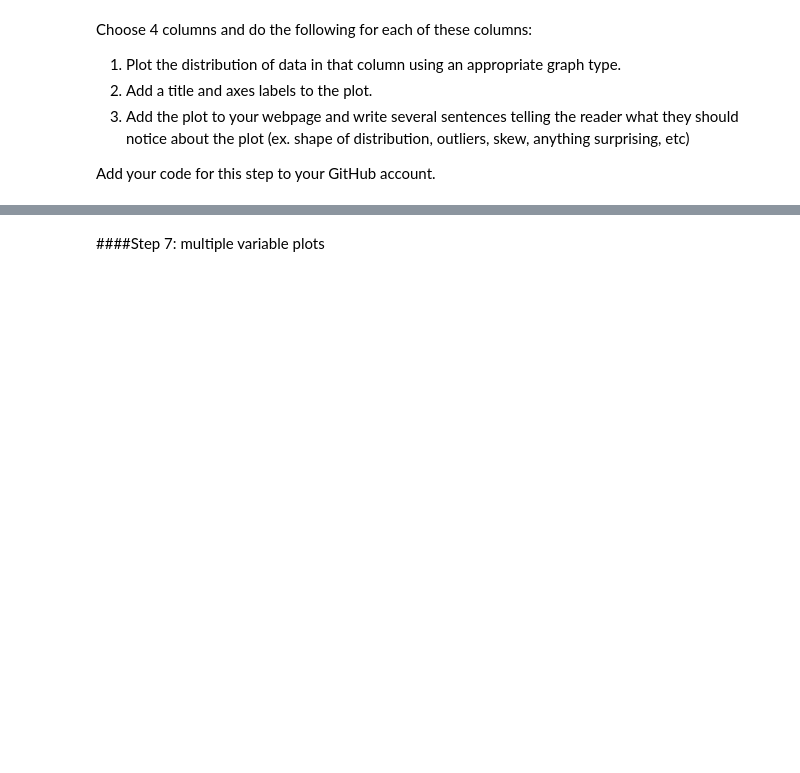
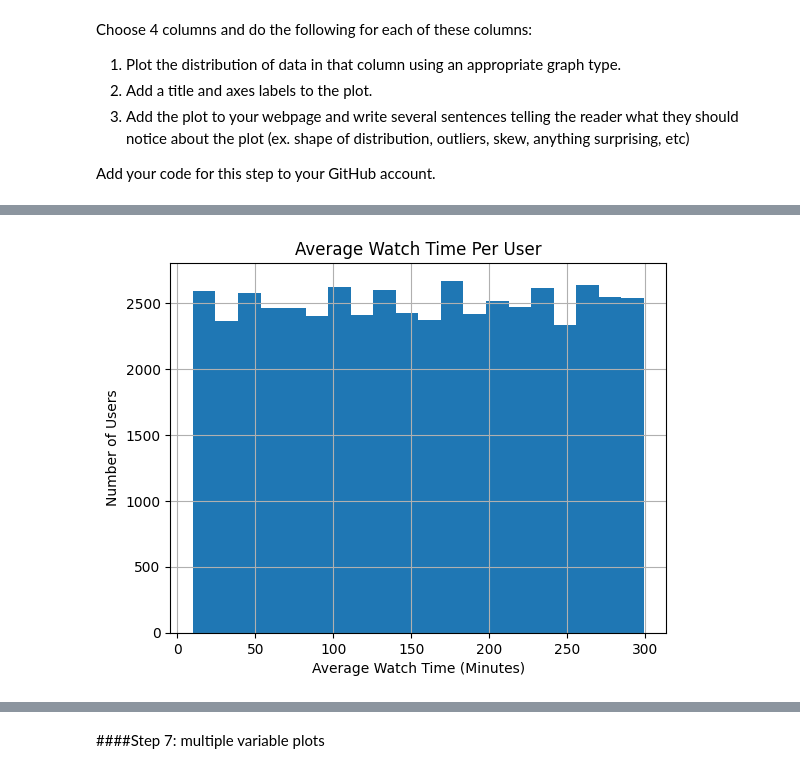
Before and after one commit to daiana-o/DS-Milestone-1-Project, a Jupyter notebook: Daiana_Project_1_Data_Science.ipynb, the cells around one changed output, grey strips where cells are left out. Saved outputs shown, nothing was run; the diff lists cells and outputs as text; code cells hidden in the pictures; blank space fills up the shorter version.

```diff
--- a/Daiana_Project_1_Data_Science.ipynb
+++ b/Daiana_Project_1_Data_Science.ipynb
@@ -106,0 +269,8 @@ Add your code for this step to your GitHub account.
+# %%
+df["avg_watch_time_minutes"].hist(bins=20)
+plt.title("Average Watch Time Per User")
+plt.xlabel("Average Watch Time (Minutes)")
+plt.ylabel("Number of Users")
+plt.show()
+# %% [output]
+[figure, added]
```
Also changed, not shown: parts of 24 cells of this notebook.
